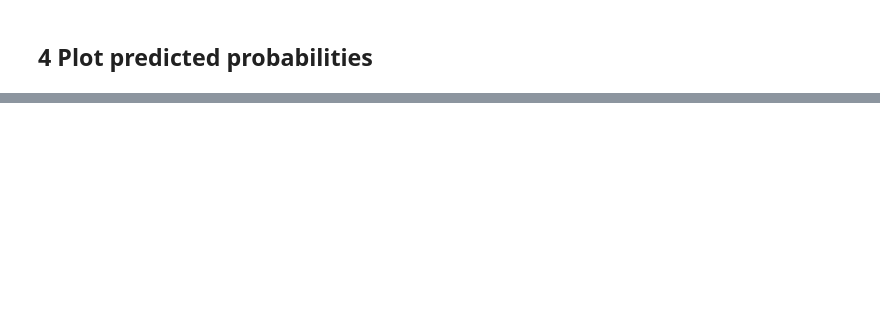
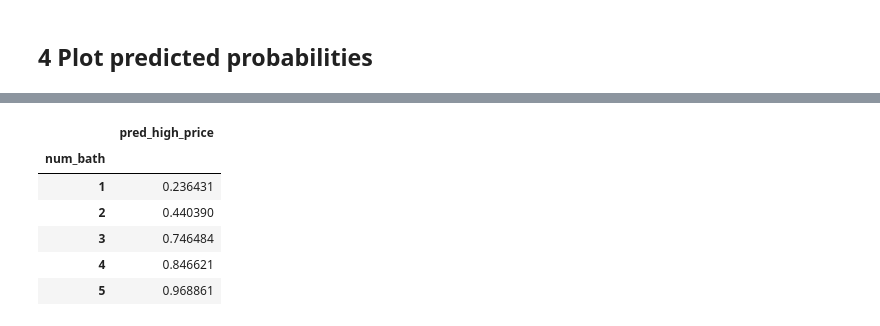
Before and after one commit to eglinskis/CP201B-Spr23, a Jupyter notebook: 05_Lab5/Lab5_LogisticRegression.ipynb, the cells around one changed output, grey strips where cells are left out. Drawn from its saved outputs; the diff is of its cells as text; code cells hidden in the pictures; blank space fills up the shorter version.

```diff
--- a/05_Lab5/Lab5_LogisticRegression.ipynb
+++ b/05_Lab5/Lab5_LogisticRegression.ipynb
@@ -115,0 +220,10 @@ plt.legend(legend);
+# %%
+df_predict2
+# %% [output]
+|  | pred_high_price |
+| num_bath |  |
+| 1 | 0.236431 |
+| 2 | 0.440390 |
+| 3 | 0.746484 |
+| 4 | 0.846621 |
+| 5 | 0.968861 |
```
Also changed, not shown: parts of 13 cells of this notebook, 1 other file.
